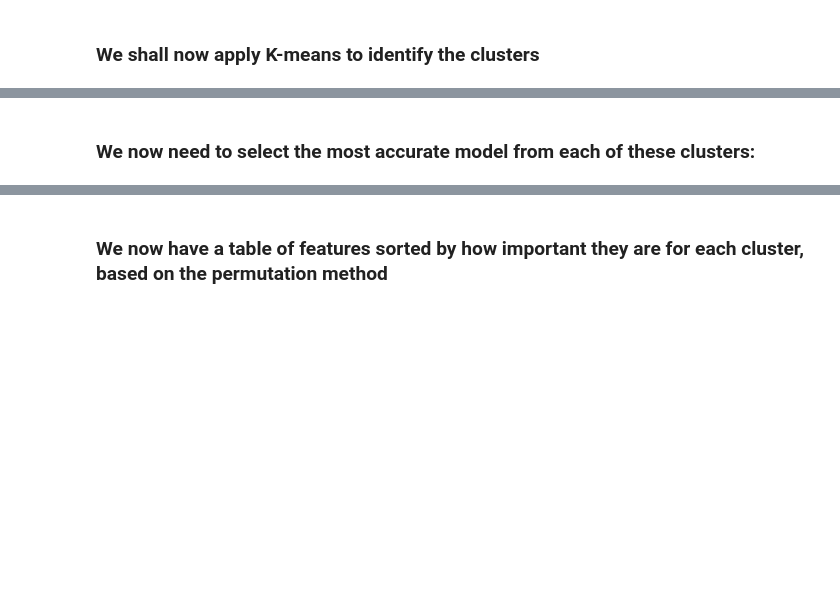
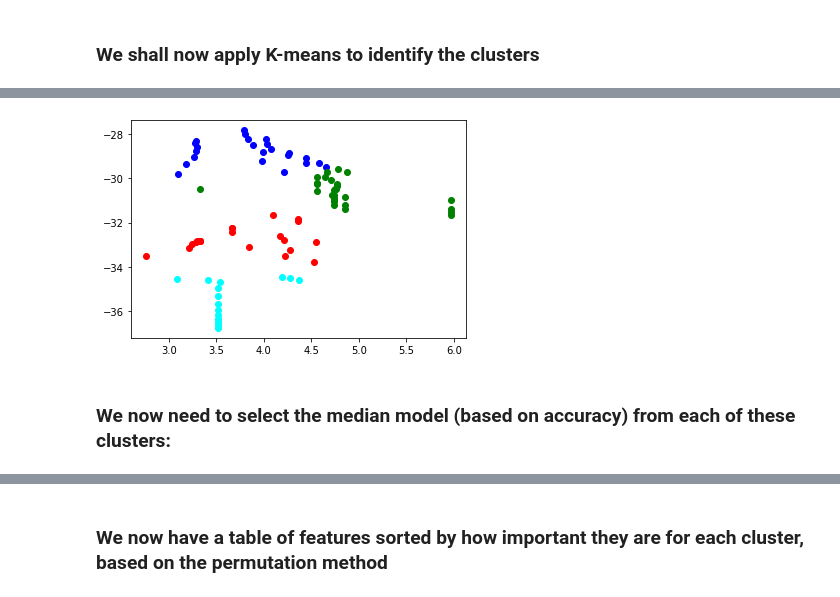
Before and after one commit to JGolub99/Future-of-work, a Jupyter notebook: ONET_18-10-21/skills_analysis4.ipynb, the cells around one changed output, grey strips where cells are left out. Saved outputs shown, nothing was run; the diff lists cells and outputs as text; code cells hidden in the pictures; blank space fills up the shorter version.

```diff
--- a/ONET_18-10-21/skills_analysis4.ipynb
+++ b/ONET_18-10-21/skills_analysis4.ipynb
@@ -385,0 +397,8 @@ Optimization restart 10/10, f = 29.730893932541726
+# %%
+#We shall request values for the variance and lengthscale:
+
+m_var = input("What is the rbf.variance?")
+m_length = input("What is the rbf.lengthscale?")
+
+m_var = float(m_var)
+m_length = float(m_length)
@@ -386,3 +408,9 @@ Optimization restart 10/10, f = 29.730893932541726
+# %%
+#Instantiate this model in scikit learn
+
+
+sci_kernel = 0.035 * RBF(16.18)
+gpc = GaussianProcessClassifier(kernel=sci_kernel,optimizer=None).fit(X, Y)
 # %% [markdown]
 ### Lets now apply k-fold cross validation on the model:
 # %%
@@ -514,8 +589,8 @@ n_const = 10
 
 #The above values control the number of different hyperparaemters we want to test on
 
-lengthscale = np.linspace(7.5,8.5,n_lengthscale)
-const = np.linspace(120.0,150.0,n_const)
+lengthscale = np.linspace(0.01*m_length,1.99*m_length,n_lengthscale)
+const = np.linspace(0.01*m_var,1.99*m_var,n_const)
 
 resultsdf = pd.DataFrame({'length_scale':[0.0]*(n_lengthscale*n_const),'const':[0.0]*(n_lengthscale*n_const),'AUC':[0.0]*(n_lengthscale*n_const),"log-likelihood":[0.0]*(n_lengthscale*n_const),"entropy":[0.0]*(n_lengthscale*n_const)})
 
@@ -552,2 +634,3 @@ print(resultsdf.head())
 # %%
 resultsdf = resultsdf.sort_values(by=['log-likelihood'])
+resultsdf = resultsdf.dropna() #Drop NaNs from too small variance models
@@ -582,6 +698,30 @@ resultsdf.head()
 # %%
-df1 = resultsdf[resultsdf.cluster == 0]
-df2 = resultsdf[resultsdf.cluster == 1]
+#First create a dictionary for colours:
 
-plt.scatter(df1.entropy,df1["log-likelihood"],color="blue")
-plt.scatter(df2.entropy,df2["log-likelihood"],color="red")
+colour_dict = {
+  0: "blue",
+  1: "red",
+  2: "green",
+  3: "cyan",
+  4: "magenta",
+  5: "yellow",
+  6: "black",
+}
+
+data_frames = []
+
+for i in range(int(n)):
+    data_frames.append(resultsdf[resultsdf.cluster == i])
+    plt.scatter(data_frames[i].entropy,data_frames[i]["log-likelihood"],color=colour_dict[i])
+
+#df1 = resultsdf[resultsdf.cluster == 0]
+#df2 = resultsdf[resultsdf.cluster == 1]
+#df3 = resultsdf[resultsdf.cluster == 2]
+#df4 = resultsdf[resultsdf.cluster == 3]
+
+#plt.scatter(df1.entropy,df1["log-likelihood"],color="blue")
+#plt.scatter(df2.entropy,df2["log-likelihood"],color="red")
+#plt.scatter(df3.entropy,df3["log-likelihood"],color="green")
+#plt.scatter(df4.entropy,df4["log-likelihood"],color="black")
+# %% [output]
+[figure, added]
@@ -588,3 +731,3 @@ plt.scatter(df2.entropy,df2["log-likelihood"],color="red")
 # %% [markdown]
-### We now need to select the most accurate model from each of these clusters:
+### We now need to select the median  model (based on accuracy) from each of these clusters:
 # %%
```
Also changed, not shown: parts of 23 cells of this notebook, 3 other files.
